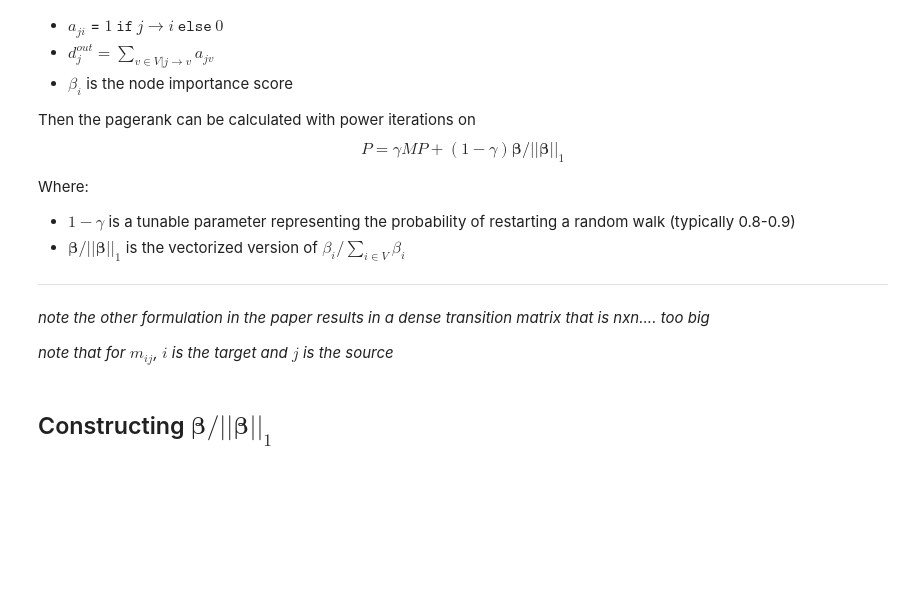
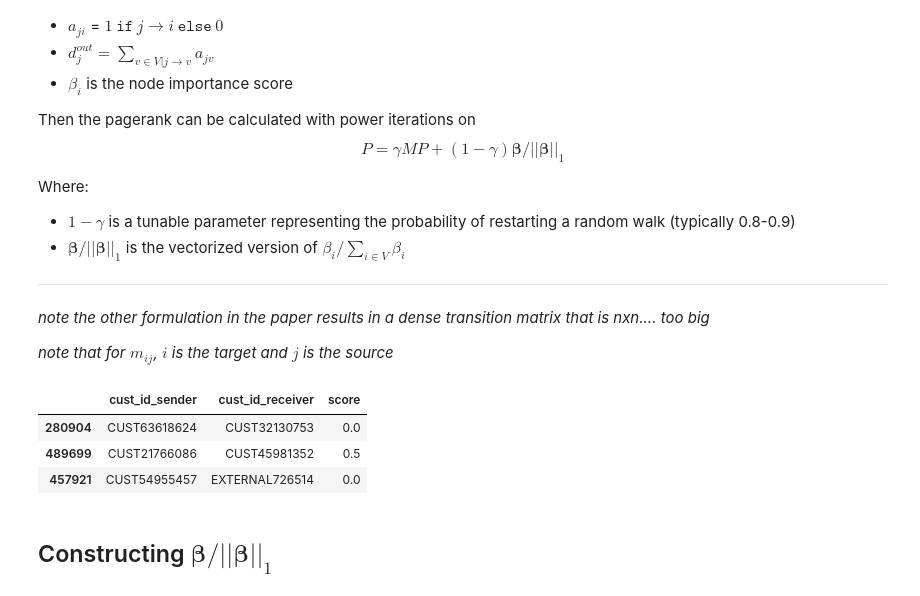
Before and after one commit to jwardbond/2023-imi-bigdata, a Jupyter notebook: task_2/4.pagerank.ipynb, the cells around one changed output. Saved outputs shown, nothing was run; the diff lists cells and outputs as text; code cells hidden in the pictures; blank space fills up the shorter version.

```diff
--- a/task_2/4.pagerank.ipynb
+++ b/task_2/4.pagerank.ipynb
@@ -119,11 +119,17 @@ e_df = e_df[['cust_id_sender', 'cust_id_receiver', 'score']].copy()
 # %%
 #reversing edges
 e2_df = pd.DataFrame()
 e2_df['cust_id_receiver'] = e_df['cust_id_sender'].copy()
 e2_df['cust_id_sender'] = e_df['cust_id_receiver'].copy()
 e2_df['score'] = e_df['score']
 
 e_df = pd.concat([e_df, e2_df])
+e_df.sample(3)
+# %% [output]
+|  | cust_id_sender | cust_id_receiver | score |
+| 280904 | CUST63618624 | CUST32130753 | 0.0 |
+| 489699 | CUST21766086 | CUST45981352 | 0.5 |
+| 457921 | CUST54955457 | EXTERNAL726514 | 0.0 |
 # %% [markdown]
 ## Constructing $\boldsymbol{\beta}/||\boldsymbol{\beta}||_1$
 # %%
```
Also changed, not shown: parts of 14 cells of this notebook, 13 other files.
